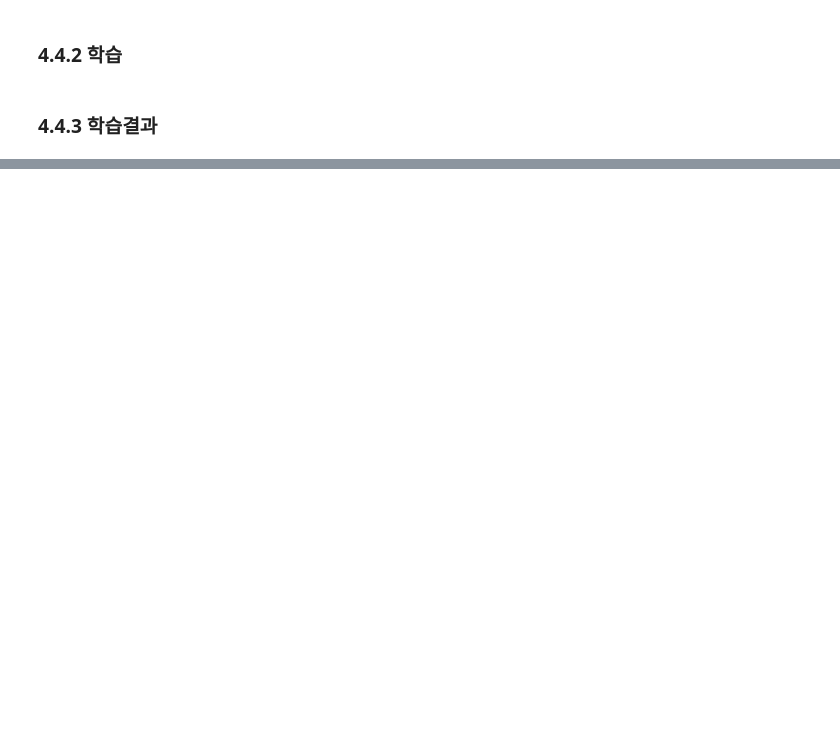
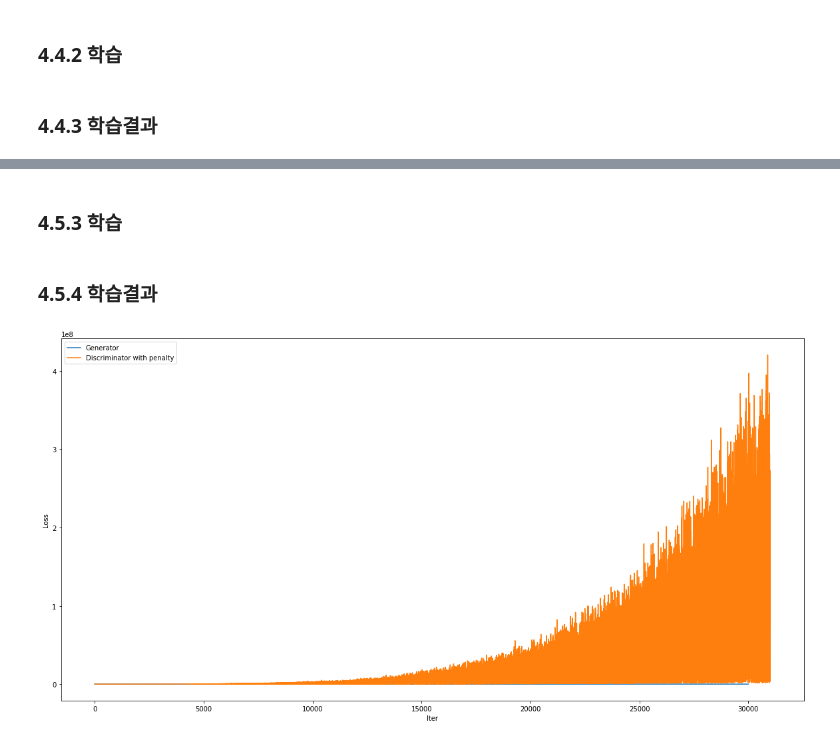
Before and after one commit to HongSungRae/Generative-Deep-Learning-for-Pytorch, a Jupyter notebook: 4장.GAN-생성적 적대 신경망.ipynb, the cells around one changed output, grey strips where cells are left out. Saved outputs shown, nothing was run; the diff lists cells and outputs as text; code cells hidden in the pictures; blank space fills up the shorter version.

```diff
--- a/4장.GAN-생성적 적대 신경망.ipynb
+++ b/4장.GAN-생성적 적대 신경망.ipynb
@@ -507,0 +674,14 @@ tensor([[ 0.6470, -0.3690,  0.7475],
+# %% [markdown]
+### 4.5.3 학습
+# %%
+epochs = 500
+bs = 128
+lr_g = 1e-4
+lr_d = 1e-4
+lam = 10 # lambda that paper used
+# %%
+generator = Generator().cuda()
+discriminator = Discriminator().cuda()
+
+optimizer_d = torch.optim.Adam(params=discriminator.parameters(),lr=lr_d) # Momentum있는 optimizer를 쓸 수 있게 되었다!
+optimizer_g = torch.optim.Adam(params=generator.parameters(),lr=lr_g)
@@ -507,0 +739,13 @@ tensor([[ 0.6470, -0.3690,  0.7475],
+# %% [markdown]
+### 4.5.4 학습결과
+# %%
+plt.figure(figsize=(20,10))
+
+plt.plot([item for item in train_generator_loss for _ in range(5)], label='Generator') # 5 iter에 한 번만 학습했으므로 5회 복제해준다
+plt.plot(train_discriminator_loss, label='Discriminator with penalty')
+plt.xlabel('Iter')
+plt.ylabel('Loss')
+plt.legend()
+plt.show()
+# %% [output]
+[figure, added]
```
Also changed, not shown: parts of 19 cells of this notebook.
